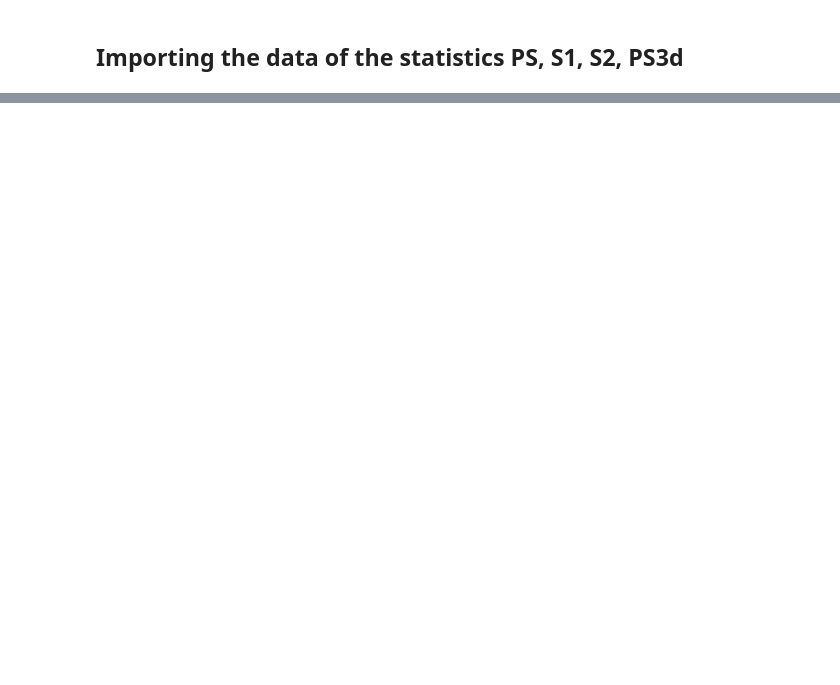
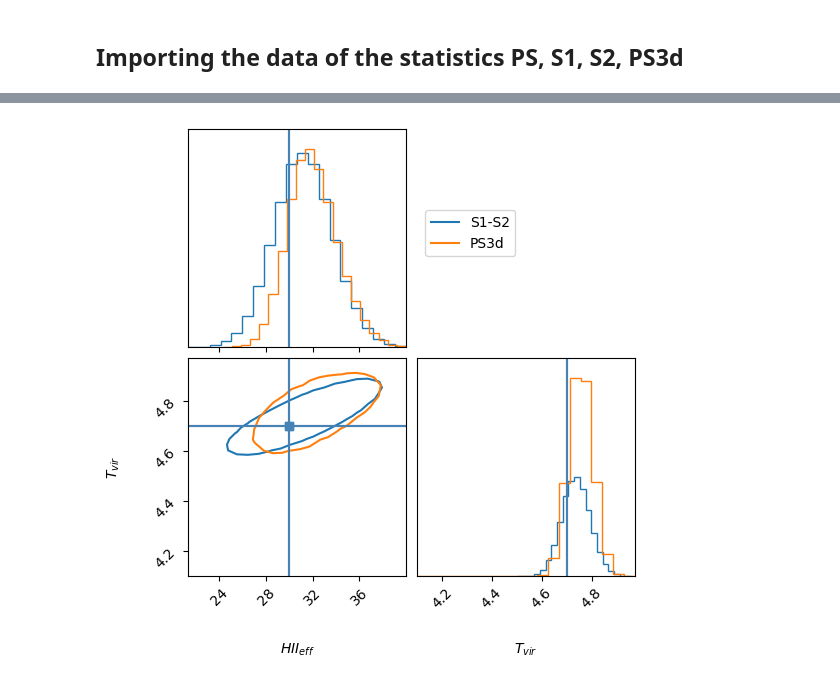
Before and after one commit to pietro-alba/pietro_sbi, a Jupyter notebook: Tutorials/5_Posterior_cornerplots.ipynb, the cells around one changed output, grey strips where cells are left out. Cells and saved outputs as stored; diff of their text form; code cells hidden in the pictures; blank space fills up the shorter version.

Commit message:
Ensemble and likelihood

```diff
--- a/Tutorials/5_Posterior_cornerplots.ipynb
+++ b/Tutorials/5_Posterior_cornerplots.ipynb
@@ -214,0 +123,40 @@ Density estimator was trained for 100 epochs
+# %%
+nde_dict_S1S2 = {'nde': 'mdn',
+              'stats': ['S1', 'S2'],
+              'size': 100000,
+              'bins': 6,
+              'num_components': 1,
+              'built_NDE': 'custom',
+              'hidden_features': 20}
+
+
+# Create the ensemble of NDEs.
+# In this case 2 NDEs with the same architecture are used,
+# but the architecture can change inside an ensemble ('stats' should remain the same)
+ensemble_S1S2 = [deepcopy(nde_dict_S1S2) for _ in range(2)]
+
+
+nde_dict_PS3d = {'nde': 'mdn',
+              'stats': ['PS3d'],
+              'size': 100000,
+              'bins': 6,
+              'num_components': 4,
+              'built_NDE': 'custom',
+              'hidden_features': 20}
+
+# Another ensemble
+ensemble_PS3d = [deepcopy(nde_dict_PS3d) for _ in range(2)]
+
+# List of ensembles
+ensemble_list = [ensemble_S1S2, ensemble_PS3d]
+
+# Training the ensembles and comparing the posteriors in one single corner plot
+posterior_list = My_P.ensemble_n(ensemble_list,
+                            lr = 6e-4,
+                            epochs_max = 5000,
+                            val_size = 0.2,
+                            patience = 20,
+                            plot_ensembles = True,
+                            corner_save = '')
+# %% [output]
+[figure, added]
```
Also changed, not shown: parts of 18 cells of this notebook.
